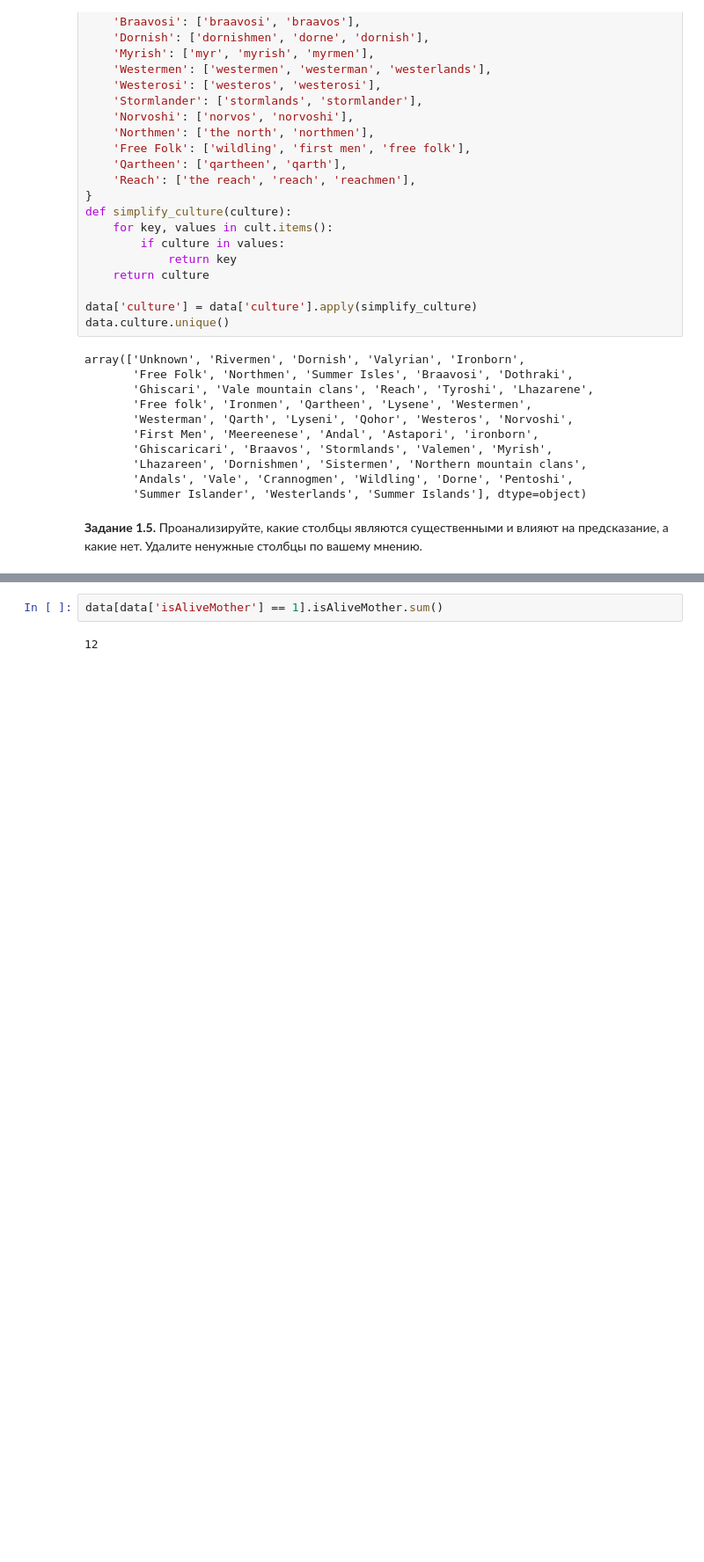
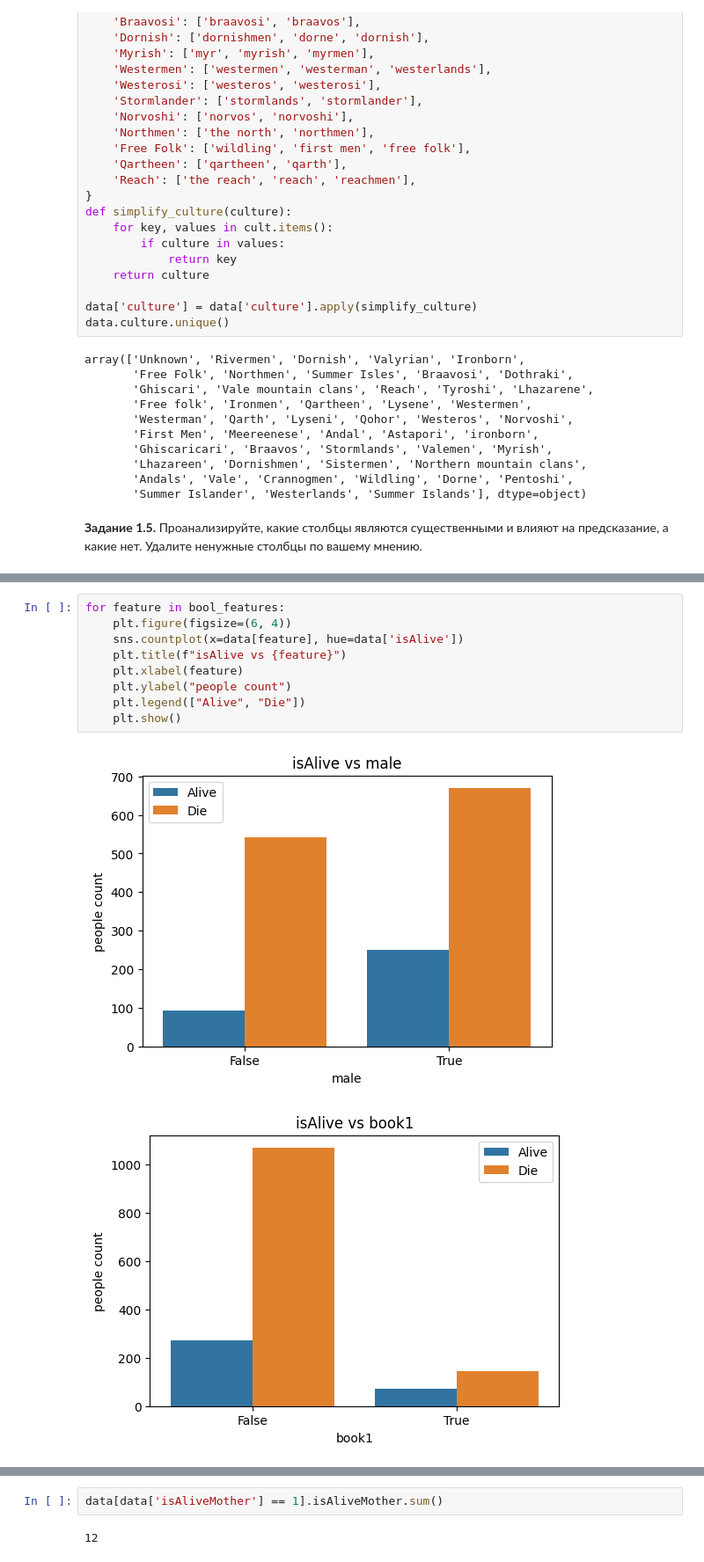
Before and after one commit to TastyButSadly/Notebooks, a Jupyter notebook: week_01_ml_intro/Homework/hw_1_game_of_thrones.ipynb, the cells around one changed output, grey strips where cells are left out. Shown at 88% size. Saved outputs shown, nothing was run; the diff lists cells and outputs as text; blank space fills up the shorter version.

```diff
--- a/week_01_ml_intro/Homework/hw_1_game_of_thrones.ipynb
+++ b/week_01_ml_intro/Homework/hw_1_game_of_thrones.ipynb
@@ -258,0 +284,12 @@ array(['Unknown', 'Rivermen', 'Dornish', 'Valyrian', 'Ironborn',
+# %%
+for feature in bool_features:
+    plt.figure(figsize=(6, 4))
+    sns.countplot(x=data[feature], hue=data['isAlive'])
+    plt.title(f"isAlive vs {feature}")
+    plt.xlabel(feature)
+    plt.ylabel("people count")
+    plt.legend(["Alive", "Die"])
+    plt.show()
+# %% [output]
+[figure, added]
+[figure, added]
```
Also changed, not shown: parts of 32 cells of this notebook.
